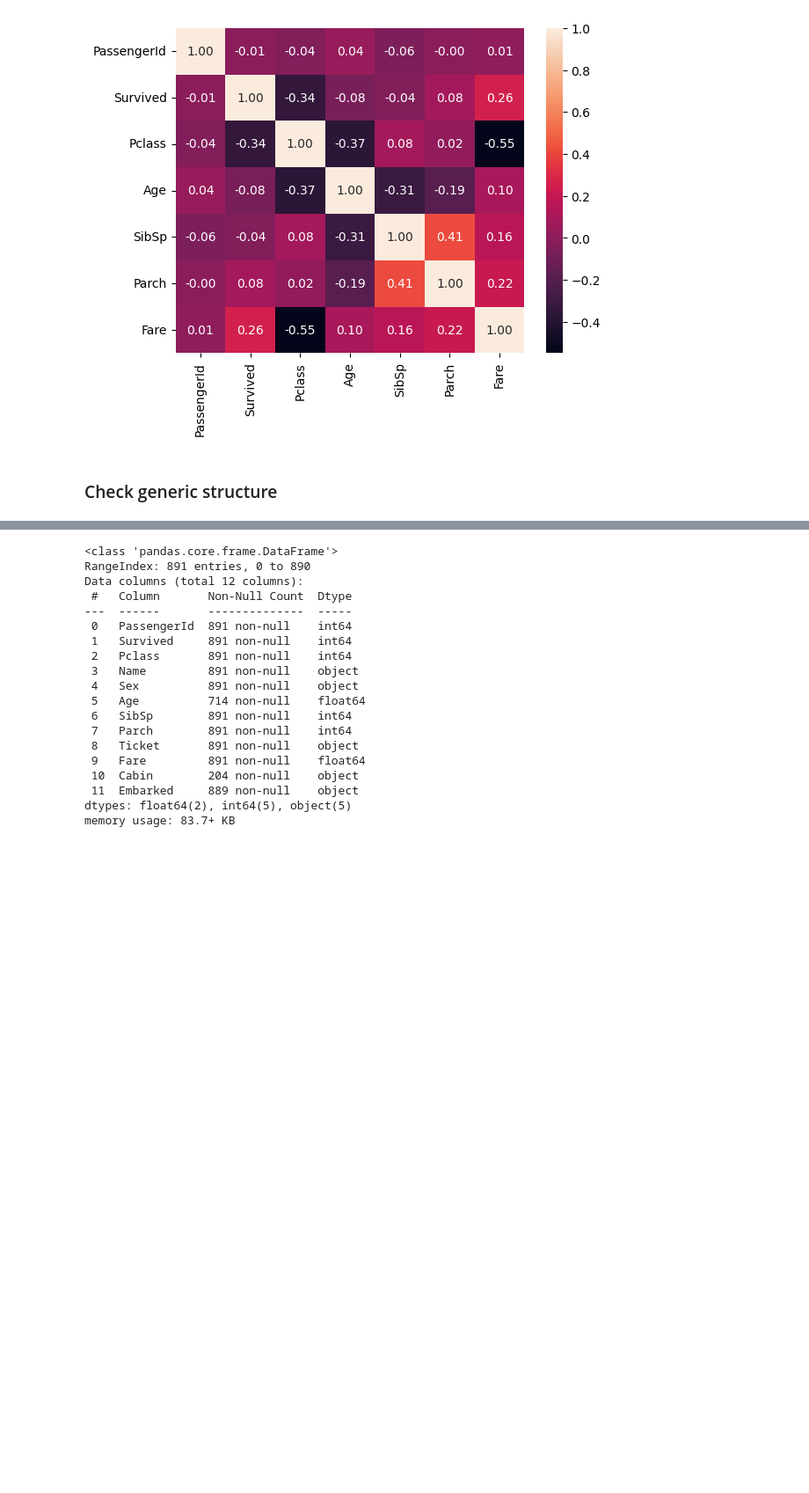
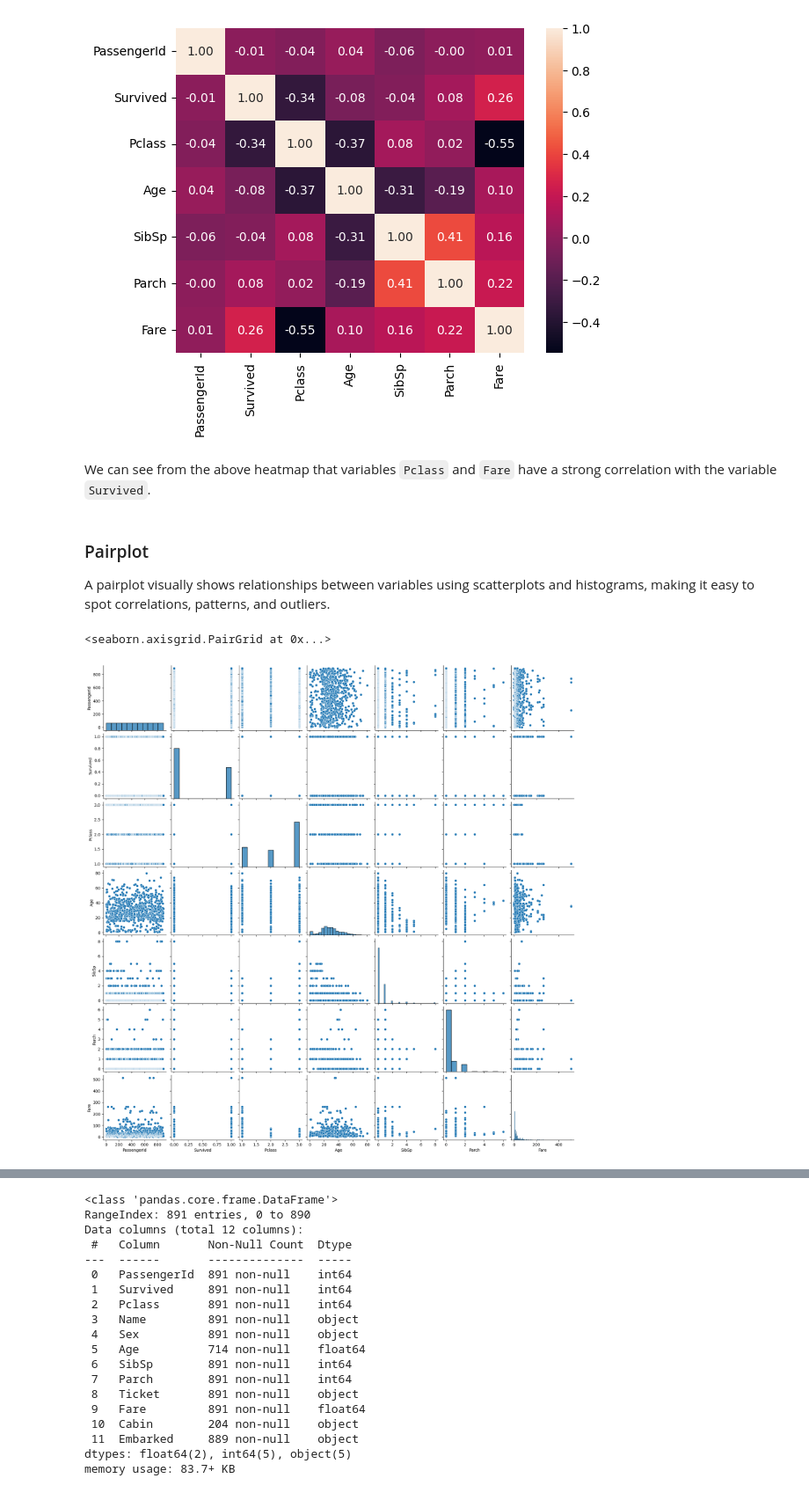
Before and after one commit to cadzchua/SC1015-Mini-Project, a Jupyter notebook: miniproject.ipynb, the cells around one changed output, grey strips where cells are left out. Shown: that part at 88% size. Cells and saved outputs as stored; diff of their text form; code cells hidden in the pictures; blank space fills up the shorter version.

```diff
--- a/miniproject.ipynb
+++ b/miniproject.ipynb
@@ -51,5 +89,14 @@ sns.heatmap(df_train.corr(numeric_only=True), annot=True, fmt=".2f")
 plt.show()
 # %% [output]
 [figure]
-# %% [markdown]
-### Check generic structure
+# %% [markdown]
+We can see from the above heatmap that variables `Pclass` and `Fare` have a strong correlation with the variable `Survived`.
+# %% [markdown]
+### Pairplot
+
+A pairplot visually shows relationships between variables using scatterplots and histograms, making it easy to spot correlations, patterns, and outliers.
+# %%
+sns.pairplot(data=df_train)
+# %% [output]
+<seaborn.axisgrid.PairGrid at 0x...>
+[figure, added]
```
Also changed, not shown: parts of 45 cells of this notebook.
